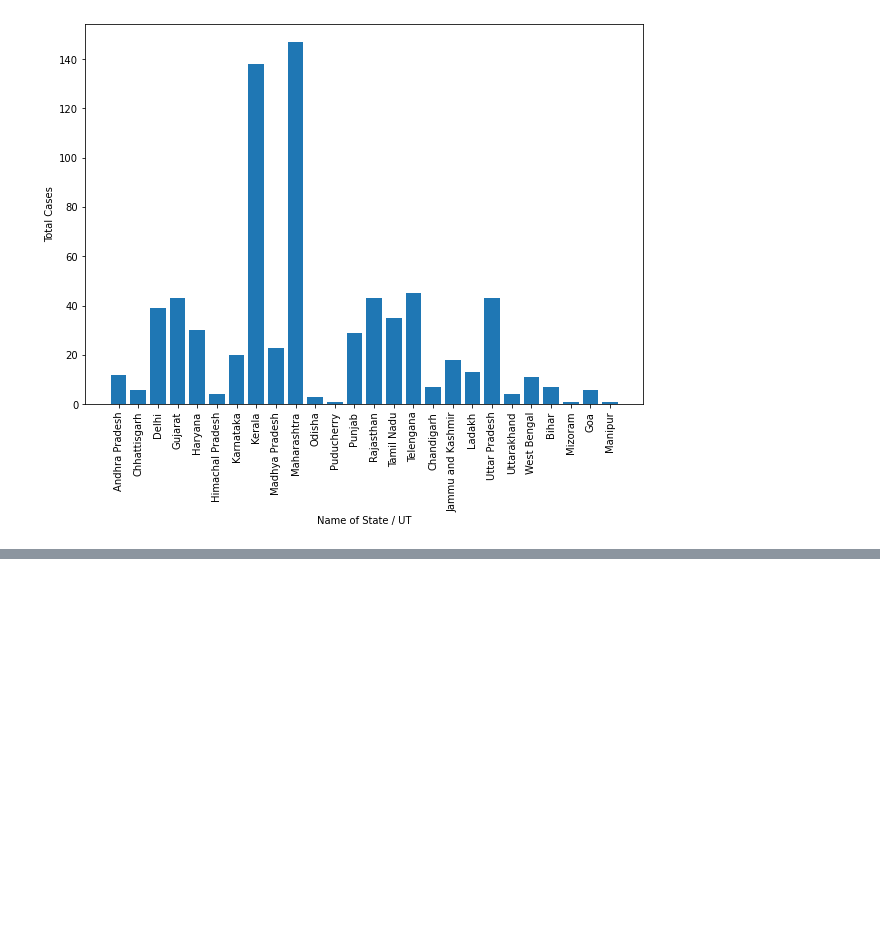
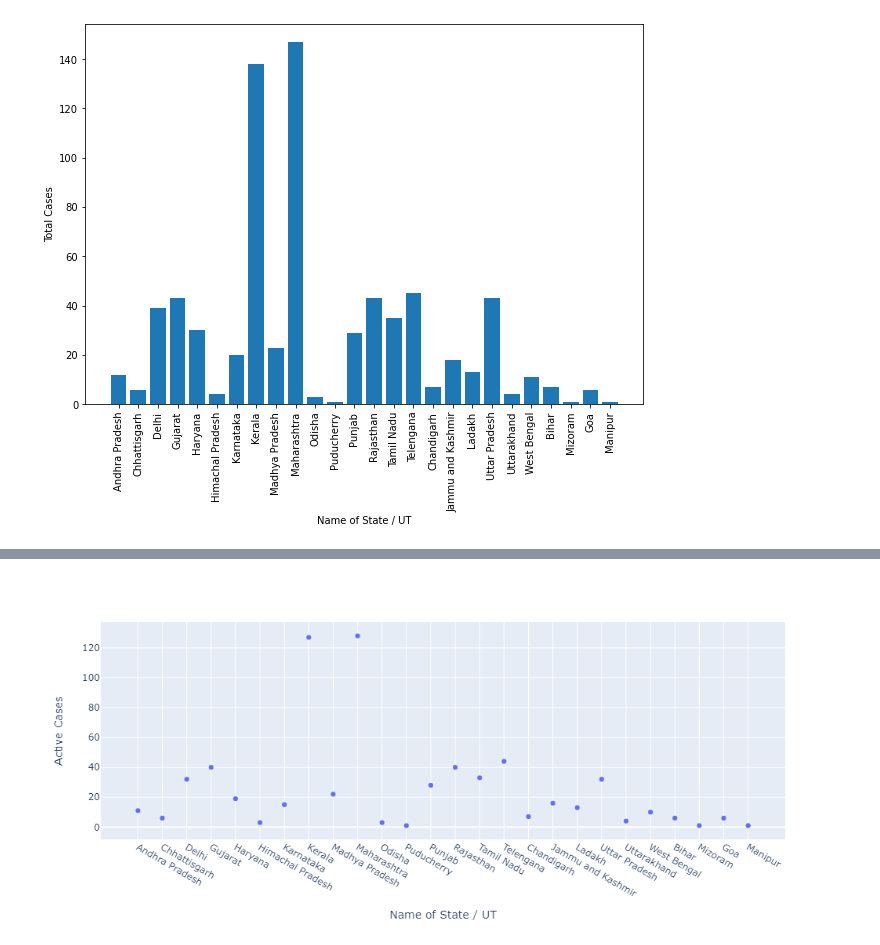
Before and after one commit to HarakaRisasi/python_code, a Jupyter notebook: statistics_and_probability/005_COVID19_data_analysis.ipynb, the cells around one changed output, grey strips where cells are left out. Saved outputs shown, nothing was run; the diff lists cells and outputs as text; code cells hidden in the pictures; blank space fills up the shorter version.

```diff
--- a/statistics_and_probability/005_COVID19_data_analysis.ipynb
+++ b/statistics_and_probability/005_COVID19_data_analysis.ipynb
@@ -142,0 +187,4 @@ df.iplot(kind='bar', x='Name of State / UT', y='Active Cases')
+# %%
+px.scatter(df, x='Name of State / UT', y='Active Cases')
+# %% [output]
+[figure, added]
```
Also changed, not shown: parts of 34 cells of this notebook.
